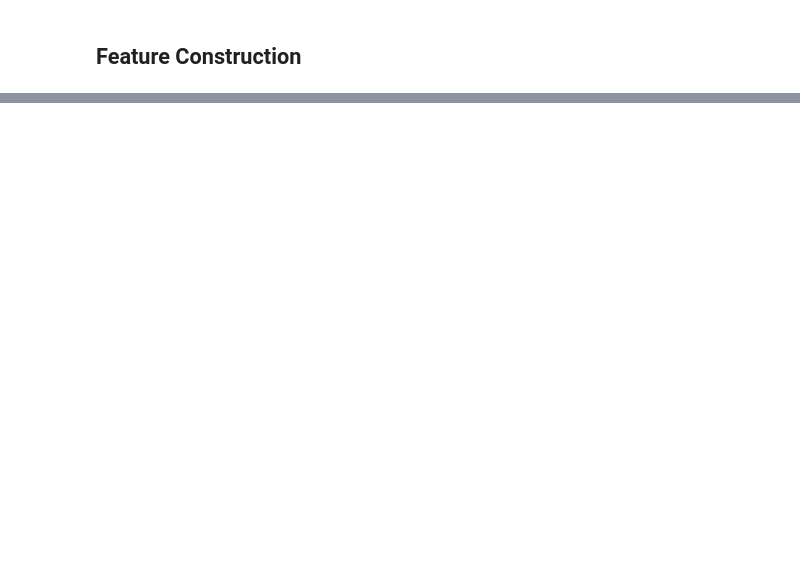
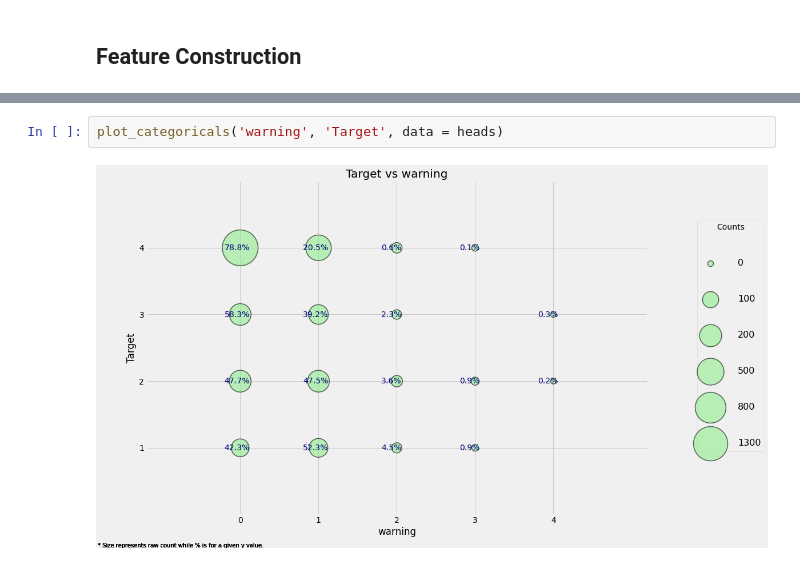
Before and after one commit to stk346/Kaggle, a Jupyter notebook: Costa Rican Household Poverty Level Prediction/A_Complete_Introduction_and_Walkthrough.ipynb, the cells around one changed output, grey strips where cells are left out. Saved outputs shown, nothing was run; the diff lists cells and outputs as text; blank space fills up the shorter version.

```diff
--- a/Costa Rican Household Poverty Level Prediction/A_Complete_Introduction_and_Walkthrough.ipynb
+++ b/Costa Rican Household Poverty Level Prediction/A_Complete_Introduction_and_Walkthrough.ipynb
@@ -1269,0 +1375,4 @@ heads['floor'] = np.argmax(np.array(heads[['eviv1', 'eviv2', 'eviv3']]), axis =
+# %%
+plot_categoricals('warning', 'Target', data = heads)
+# %% [output]
+[figure, added]
```
Also changed, not shown: parts of 73 cells of this notebook.
